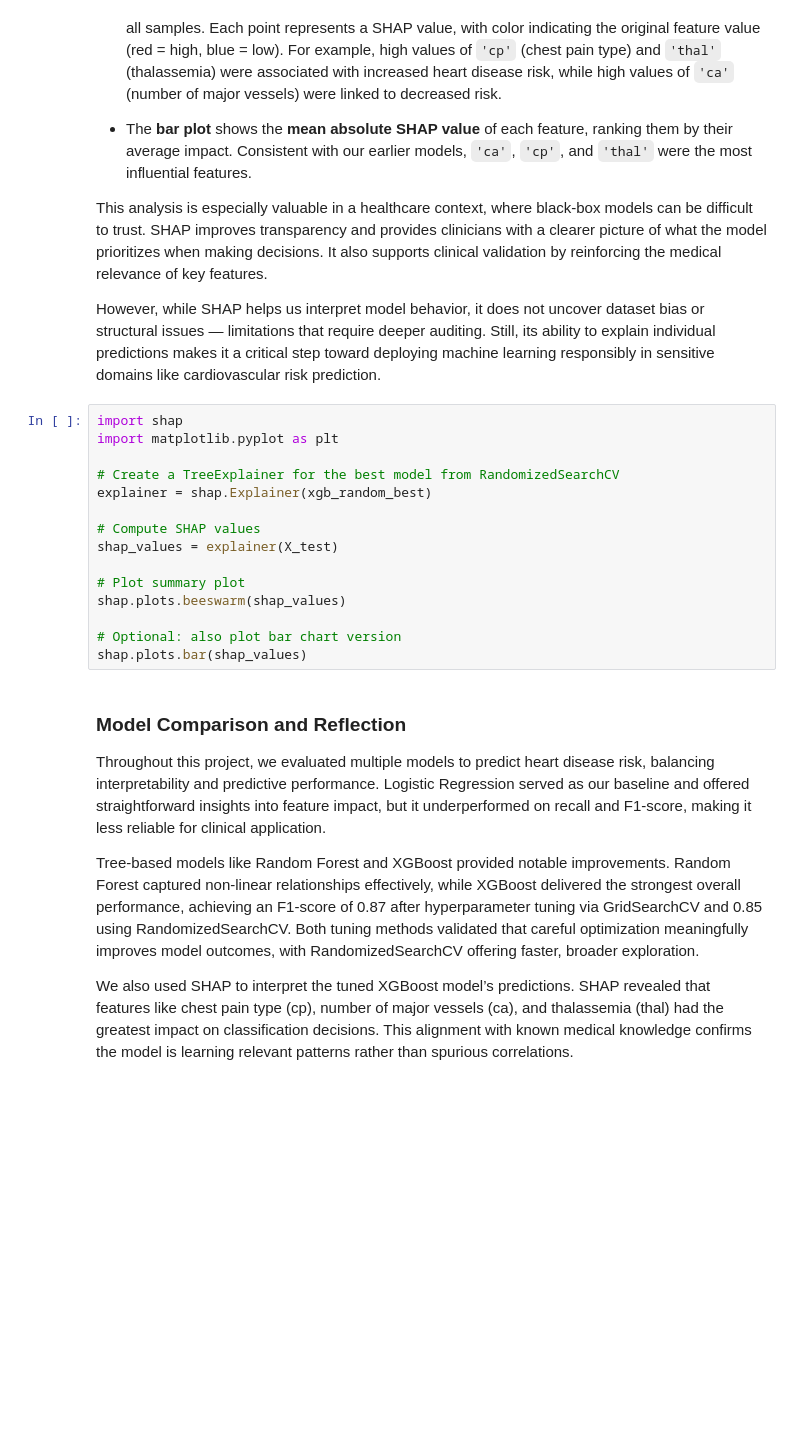
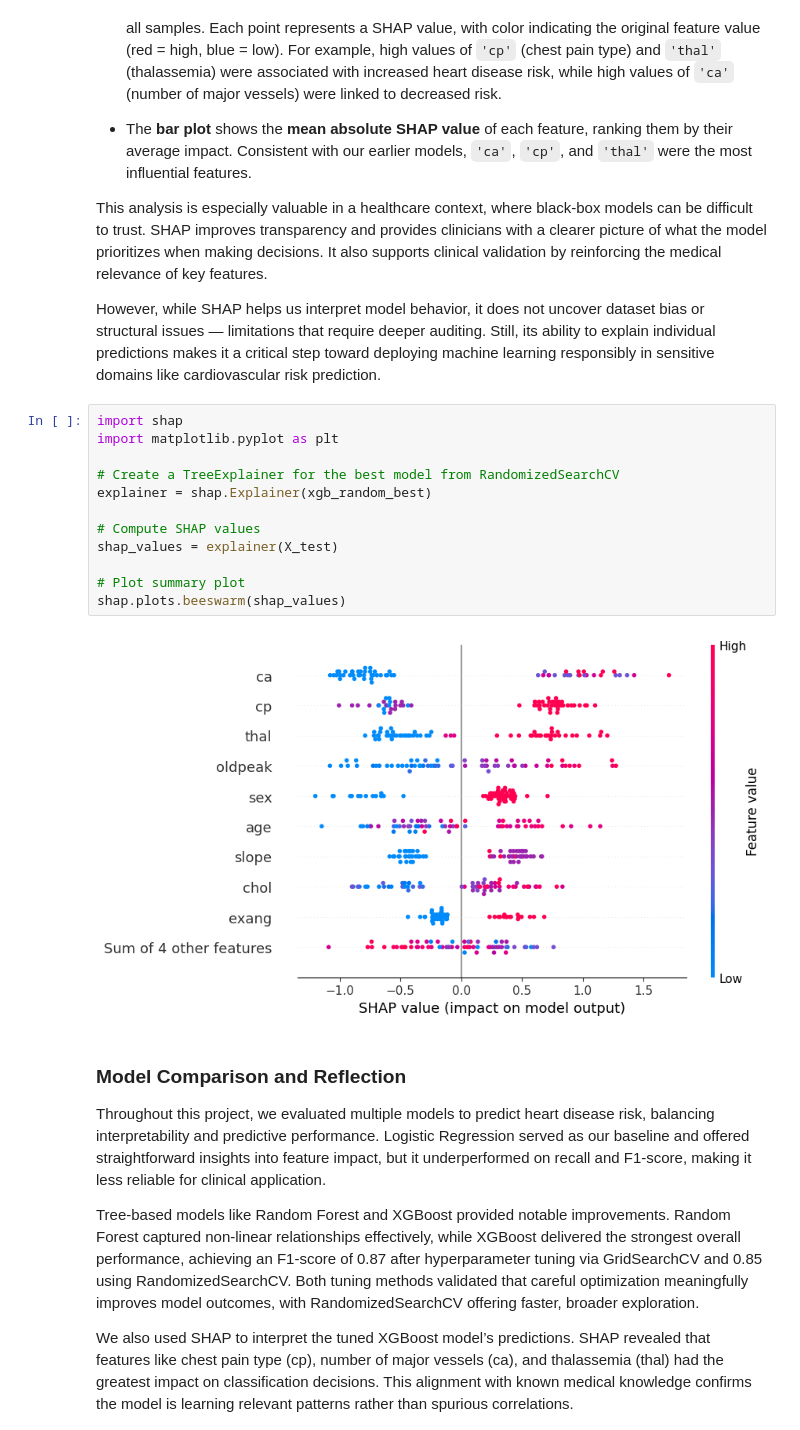
Before and after one commit to itayakad/IntroDataSci-Final, a Jupyter notebook: CS439_Final_Project.ipynb, the cells around one changed output. Saved outputs shown, nothing was run; the diff lists cells and outputs as text; blank space fills up the shorter version.

Commit message:
With visuals

```diff
--- a/CS439_Final_Project.ipynb
+++ b/CS439_Final_Project.ipynb
@@ -433,18 +547,17 @@ However, while SHAP helps us interpret model behavior, it does not uncover datas
 # %%
 import shap
 import matplotlib.pyplot as plt
 
 # Create a TreeExplainer for the best model from RandomizedSearchCV
 explainer = shap.Explainer(xgb_random_best)
 
 # Compute SHAP values
 shap_values = explainer(X_test)
 
 # Plot summary plot
 shap.plots.beeswarm(shap_values)
-
-# Optional: also plot bar chart version
-shap.plots.bar(shap_values)
+# %% [output]
+[figure, added]
 # %% [markdown]
 ### Model Comparison and Reflection
 
```
Also changed, not shown: parts of 21 cells of this notebook.
